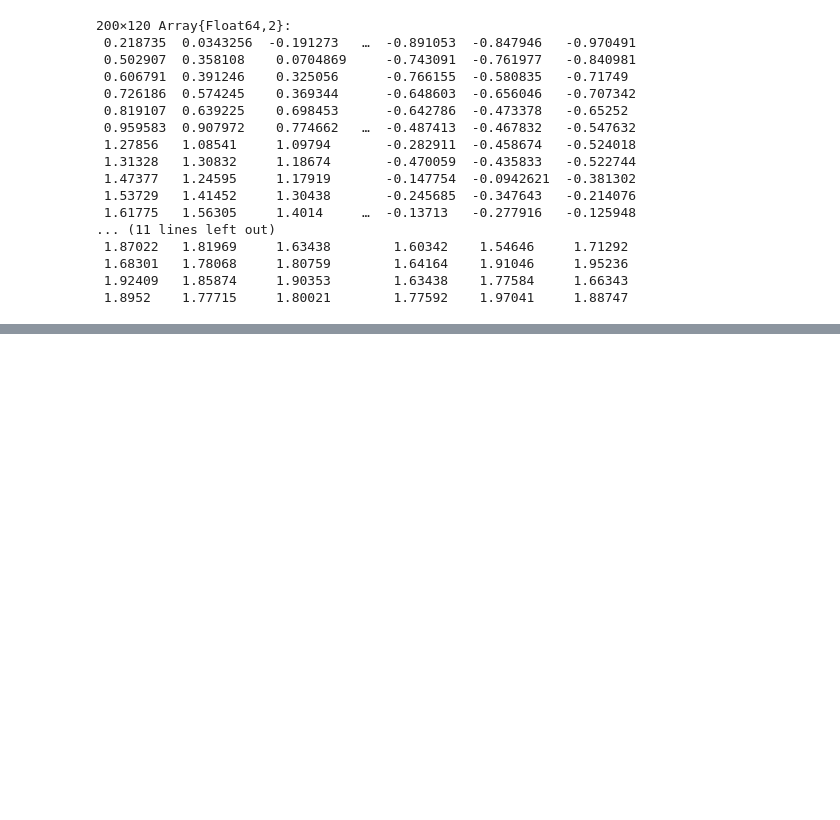
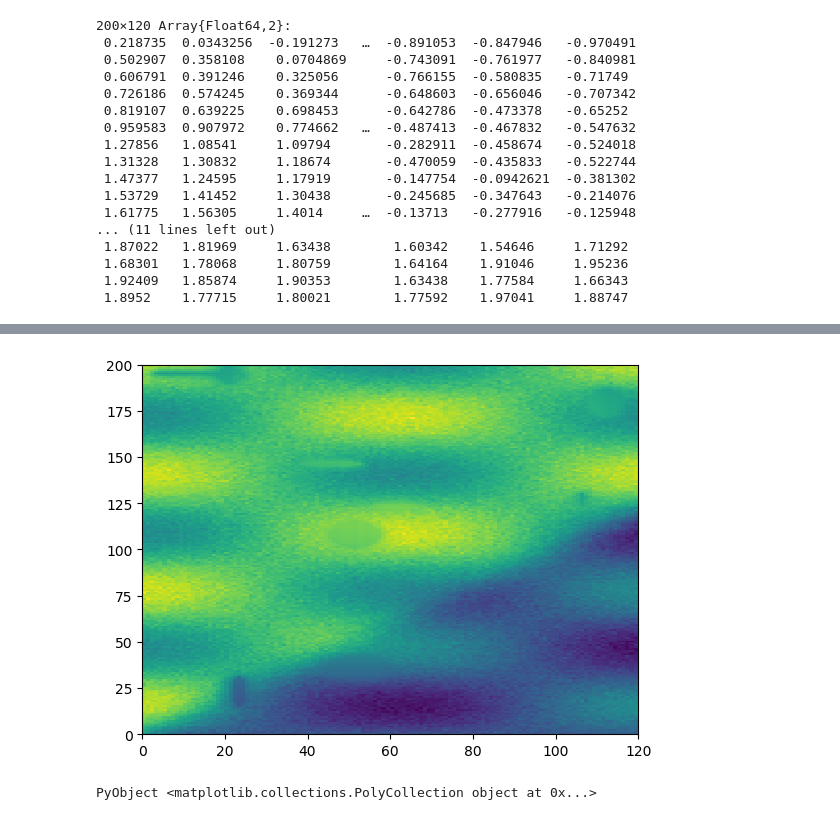
Before and after one commit to jmbeckers/DINEOF.jl, a Jupyter notebook: notebooks/DINEOFtestSVDS!.ipynb, the cells around one changed output, grey strips where cells are left out. Cells and saved outputs as stored; diff of their text form; code cells hidden in the pictures; blank space fills up the shorter version.

```diff
--- a/notebooks/DINEOFtestSVDS!.ipynb
+++ b/notebooks/DINEOFtestSVDS!.ipynb
@@ -311 +273,9 @@ pcolor(X)
 PyObject <matplotlib.collections.PolyCollection object at 0x...>
+# %%
+X=deepcopy(XORI)
+DINEOF_fuse!(X,U*diagm(S)*V',10)
+# %%
+pcolor(X)
+# %% [output]
+[figure, added]
+PyObject <matplotlib.collections.PolyCollection object at 0x...>
```
Also changed, not shown: parts of 11 cells of this notebook, 5 other files.
